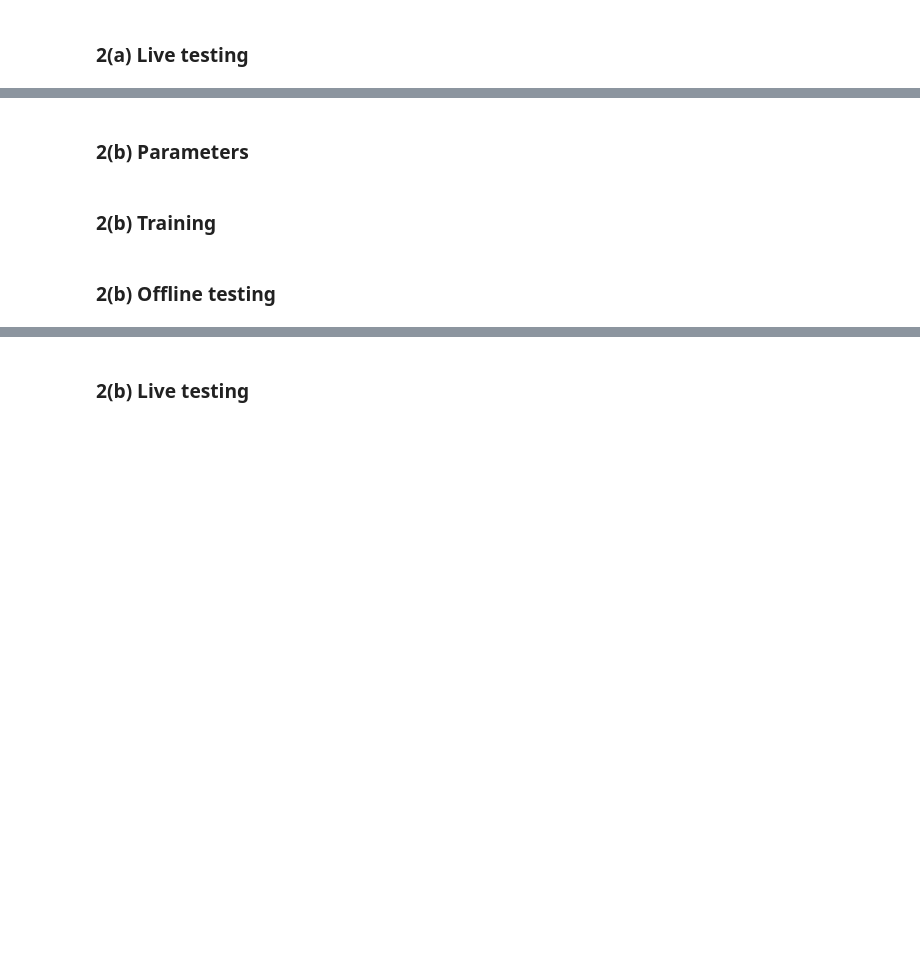
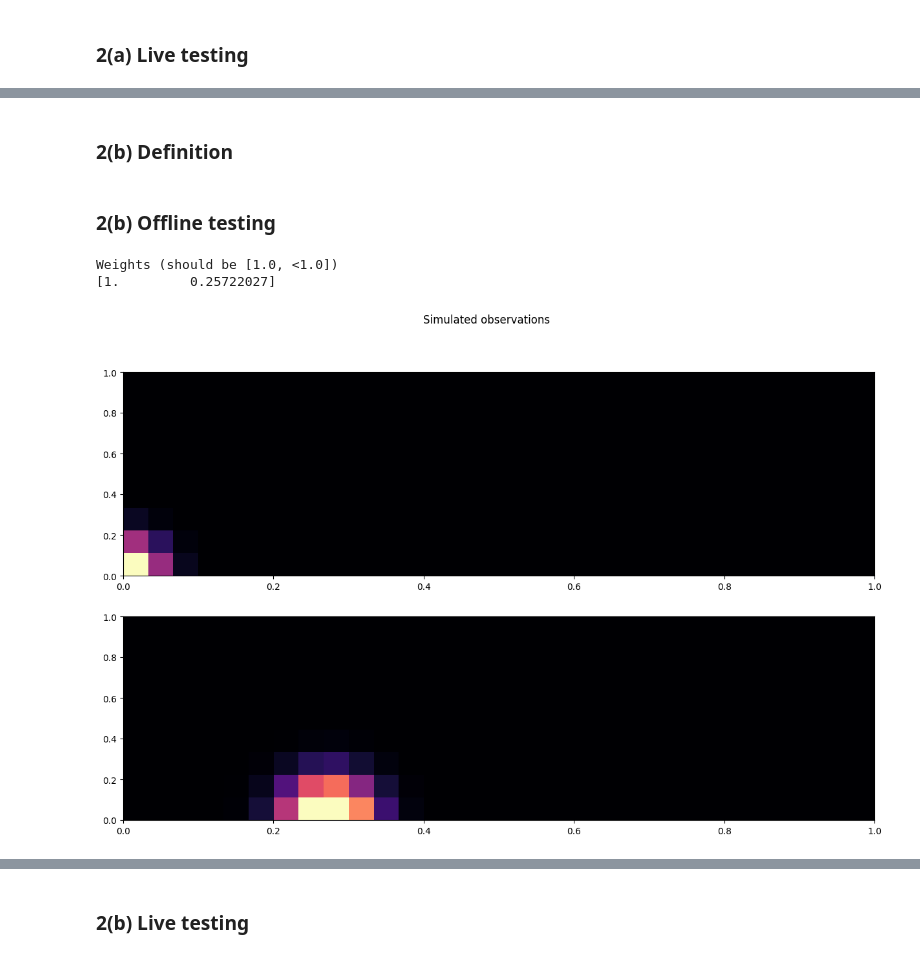
Before and after one commit to johnhw/cix_2024, a Jupyter notebook: 02_Exercise.ipynb, the cells around one changed output, grey strips where cells are left out. Saved outputs shown, nothing was run; the diff lists cells and outputs as text; code cells hidden in the pictures; blank space fills up the shorter version.

```diff
--- a/02_Exercise.ipynb
+++ b/02_Exercise.ipynb
@@ -251,4 +317,14 @@ Things you can do:
+# %%
+pf_params = {
+    "n_particles": 100,  # number of particles
+    "resample_proportion": 0.02,
+    "dt": 0.1,  # time step size; larger means "faster" dynamics
+    "pos_std": 0.1,  # standard deviation of position noise
+    "vel_std": 0.1,  # standard deviation of velocity noise
+    "acc_std": 0.1,  # standard deviation of acceleration noise
+    "tolerance": 2,  # similarity tolerance for observation likelihood (smaller = less tolerant)
+    "z_scale": 0.01,  # effect of fist height on fist size
+    "z_bias": 0.03,  # offset (zero value) for size
+}
 # %% [markdown]
-### 2(b) Parameters
+### 2(b) Definition
-# %% [markdown]
-### 2(b) Training
@@ -255,2 +404,39 @@ Things you can do:
 # %% [markdown]
 ### 2(b) Offline testing
+# %%
+# First, sanity check the sampling!
+samples = prior_fn(2)
+samples = deterministic_dynamics_fn(samples)
+samples = stochastic_dynamics_fn(samples)
+observations = observe_fn(samples)
+weights = lik_fn(observations, observations[0])
+pf.update(None)  # test filter is working okay
+pf.update(observed=observations[0])
+
+fig, axs = plt.subplots(2, 1, figsize=(15, 9))
+axs[0].imshow(
+    observations[0],
+    cmap="magma",
+    aspect="auto",
+    extent=[0, 1, 0, 1],
+    vmin=0,
+    vmax=1,
+    origin="lower",
+)
+axs[1].imshow(
+    observations[1],
+    cmap="magma",
+    aspect="auto",
+    extent=[0, 1, 0, 1],
+    vmin=0,
+    vmax=1,
+    origin="lower",
+)
+fig.suptitle("Simulated observations")
+
+print("Weights (should be [1.0, <1.0])")
+print(weights)
+# %% [output]
+Weights (should be [1.0, <1.0])
+[1.         0.25722027]
+[figure, added]
```
Also changed, not shown: parts of 21 cells of this notebook, 17 other files.
